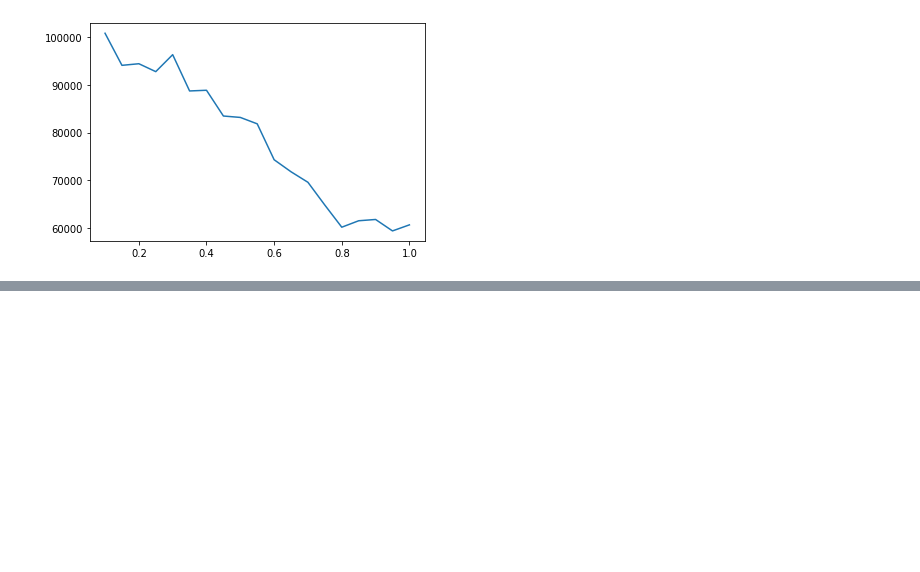
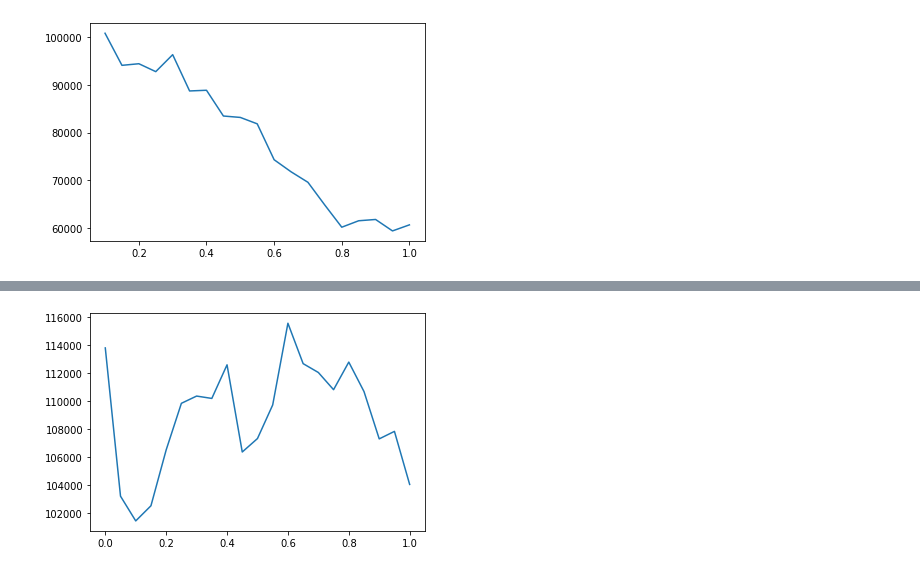
Before and after one commit to psrpsj/TSP-with-Genetic-Algorithm, a Jupyter notebook: TSP_model/TSP_experiment.ipynb, the cells around one changed output, grey strips where cells are left out. Saved outputs shown, nothing was run; the diff lists cells and outputs as text; code cells hidden in the pictures; blank space fills up the shorter version.

```diff
--- a/TSP_model/TSP_experiment.ipynb
+++ b/TSP_model/TSP_experiment.ipynb
@@ -146,0 +103,19 @@ plt.show()
+# %%
+num_population = 100
+num_generation = 100
+new_gene_rate = 0.1
+breed_time = 4
+mutation_rate = 0.1
+dataset = GeneSet("att48_d.txt", num_population, 1)
+model = Genetic_Algorithm(dataset)
+
+mutation = []
+result = []
+for rate in tqdm(range(0, 105, 5)):
+    model_result = model.train(num_generation, new_gene_rate, breed_time, rate/100)
+    mutation.append(rate/100)
+    result.append(model_result)
+plt.plot(mutation, result)
+plt.show()
+# %% [output]
+[figure, added]
```
Also changed, not shown: parts of 11 cells of this notebook.
